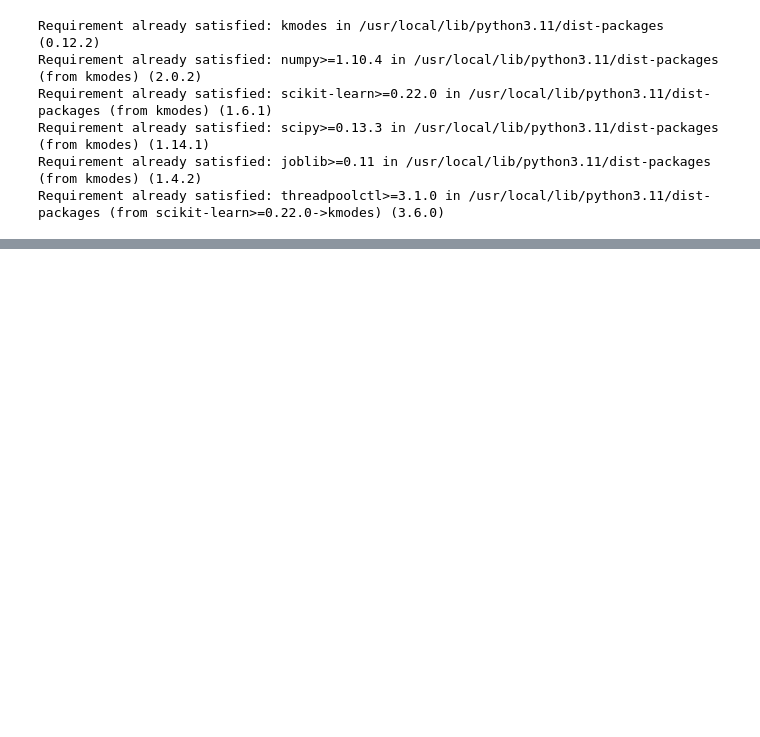
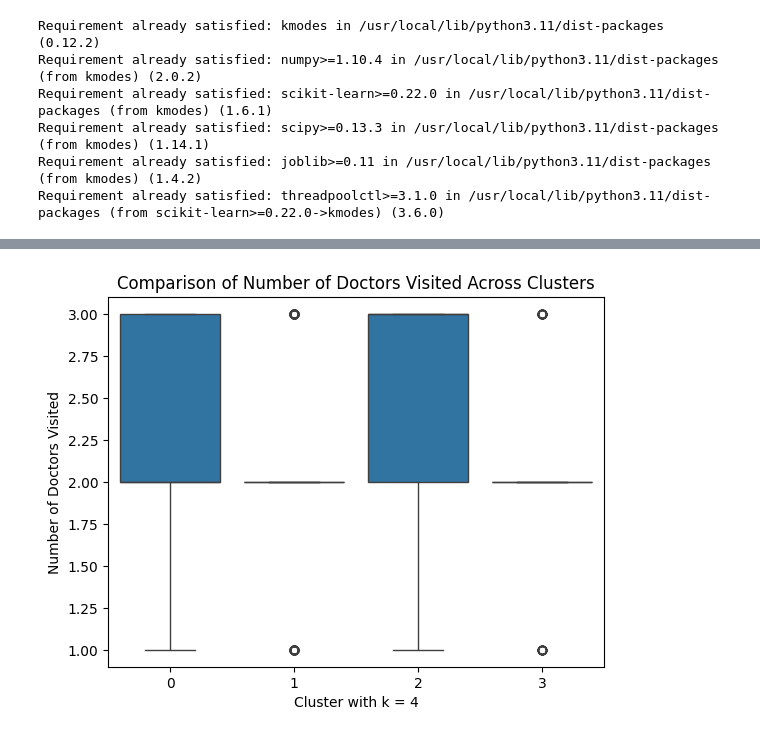
Before and after one commit to tracyhua2/DS3001, a Jupyter notebook: Final Project/DS3001_Unsupervised.ipynb, the cells around one changed output, grey strips where cells are left out. Saved outputs shown, nothing was run; the diff lists cells and outputs as text; code cells hidden in the pictures; blank space fills up the shorter version.

```diff
--- a/Final Project/DS3001_Unsupervised.ipynb
+++ b/Final Project/DS3001_Unsupervised.ipynb
@@ -59,0 +142,8 @@ Starting iterations...
+# %%
+# comparison of clusters for response variable with k = 4
+sns.boxplot(x='cluster4', y='Number of Doctors Visited', data=df)
+plt.xlabel('Cluster with k = 4')
+plt.title(f'Comparison of Number of Doctors Visited Across Clusters')
+plt.show()
+# %% [output]
+[figure, added]
```
Also changed, not shown: parts of 8 cells of this notebook.
